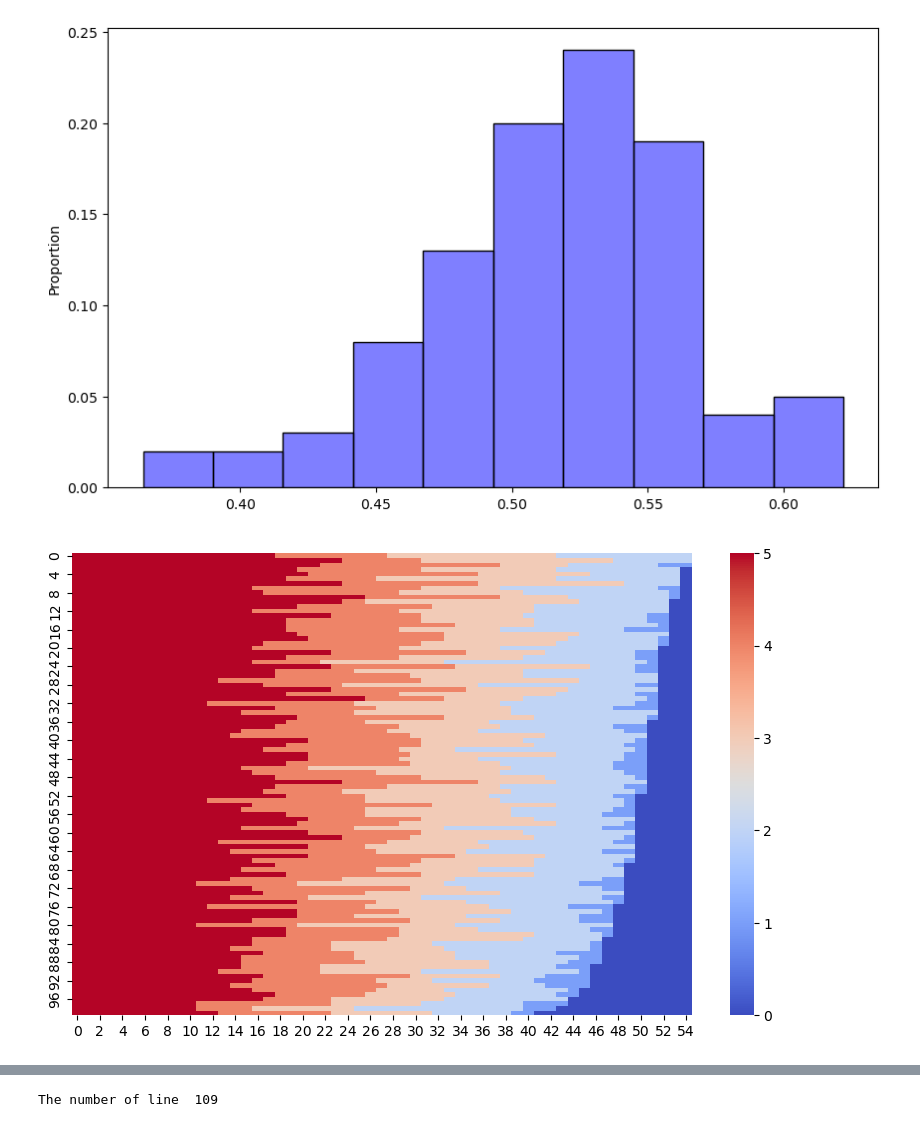
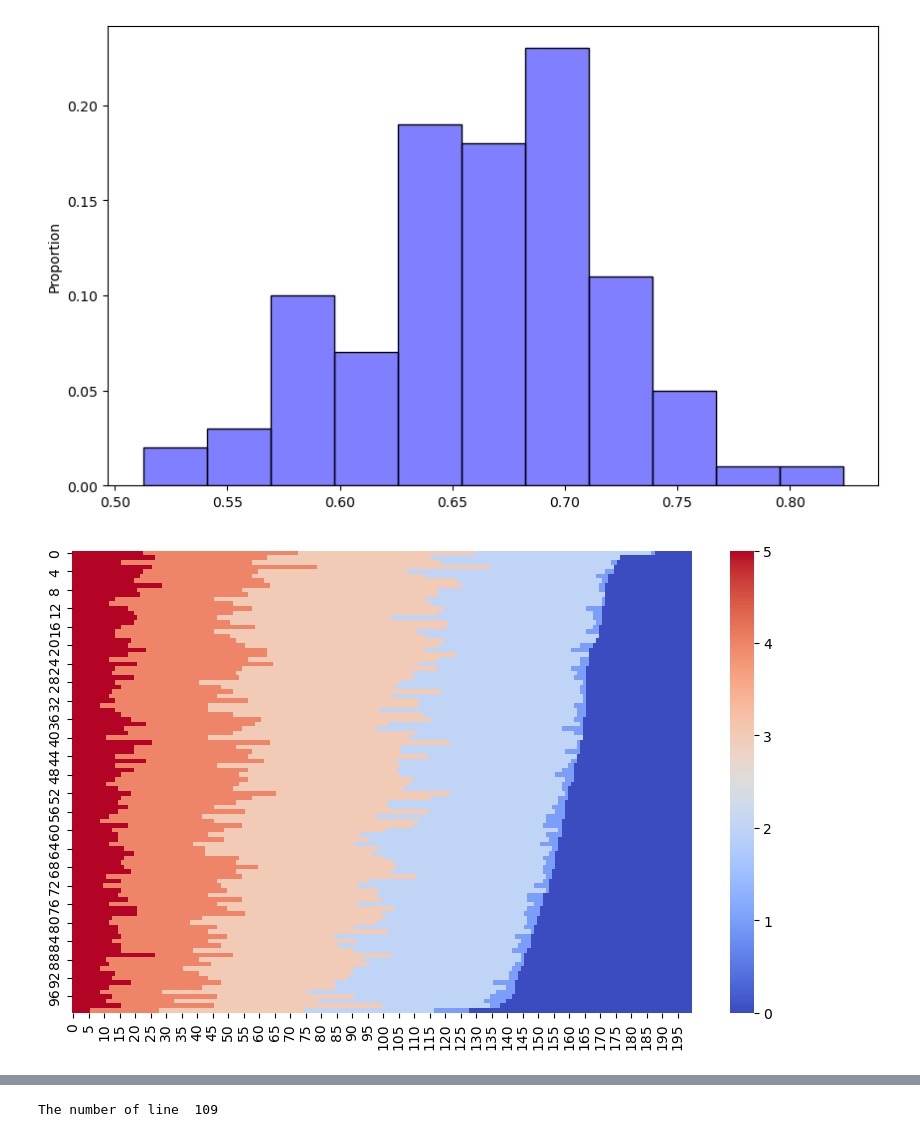
Before and after one commit to nassh92/multi_flow_decomp, a Jupyter notebook: notebooks_tests_visu_results/test_notebook_instances.ipynb, the cells around one changed output, grey strips where cells are left out. Cells and saved outputs as stored; diff of their text form; code cells hidden in the pictures.

```diff
--- a/notebooks_tests_visu_results/test_notebook_instances.ipynb
+++ b/notebooks_tests_visu_results/test_notebook_instances.ipynb
@@ -16,8 +16,9 @@ from utils.metrics import instance_flow_proportion_shortest_paths
 
 
 nb_pairs = 20
-#dir_path_data = "data/simulated_data/complete_instances/node_pairs/data_instances_random_75_15.npy"
-dir_path_data = "data/simulated_data/complete_instances/node_pairs/data_instances_55_20.npy"
+dir_path_data = "data/simulated_data/complete_instances/node_pairs/data_instances_small_world_200_20.npy"
+#dir_path_data = "data/simulated_data/complete_instances/node_pairs/data_instances_55_20.npy"
+#dir_path_data = "data/simulated_data/complete_instances/node_pairs/data_instances_small_world_150_neigh_dist_capacity_factor=15_basecapacity=50_time=4_200_20.npy"
 dict_instances = np.load(dir_path_data,
                          allow_pickle = True).flatten()[0]
 
@@ -210,7 +211,6 @@ if save_path is not None:
 
 
 # Constructing a histogram showing how many arc is traversed by how many flow
-nb_pairs = 15
 nb_instances = len(set(id_instance for id_instance, _, _ in dict_instances))
 cpt_arc_pairs = [[0 for _ in range(nb_pairs+1)] for _ in range(nb_instances)]
 for id_instance, _, _ in dict_instances:
@@ -284,2 +284,2 @@ Heights histogram flow passing through arcs {num_bin:val,...}
-[figure, old version]
+[figure, new version]
-[figure, old version]
+[figure, new version]
```
Also changed, not shown: parts of 2 cells of this notebook, 20 other files.
